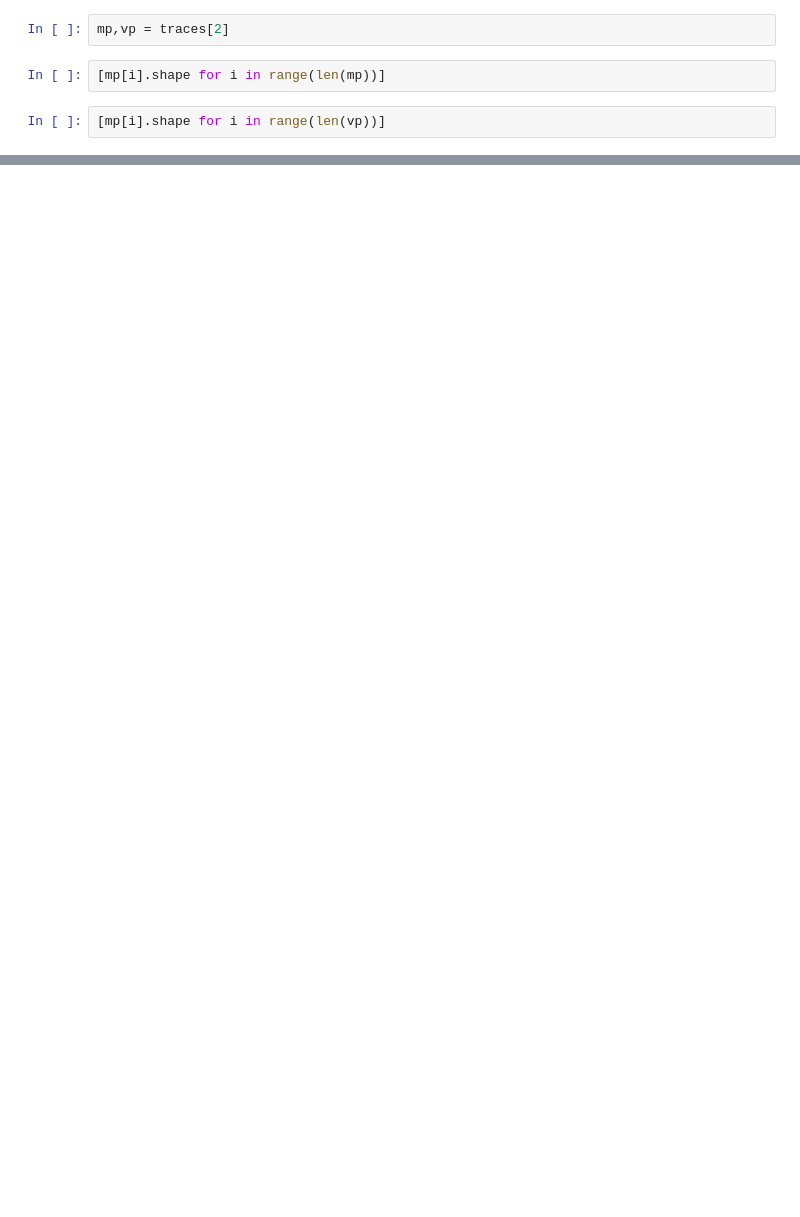
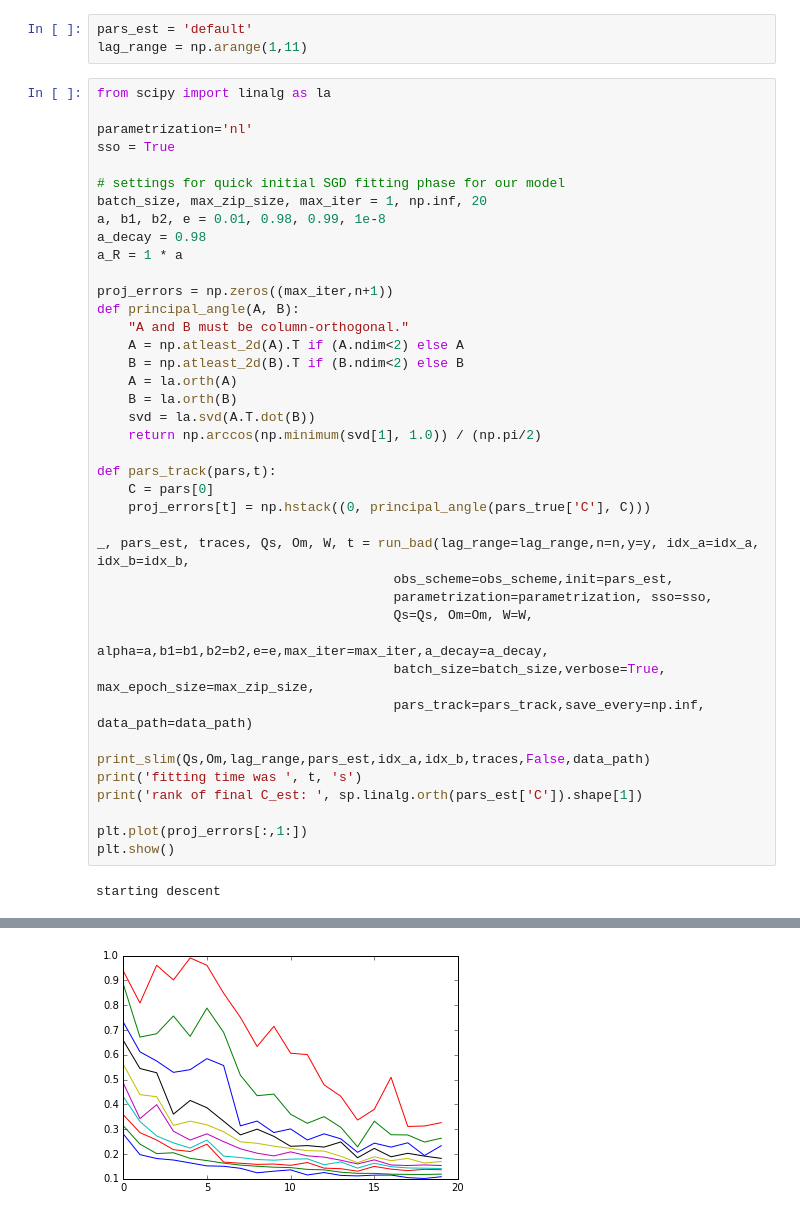
Before and after one commit to mackelab/le_stitch, a Jupyter notebook: python/dev/playground.ipynb, the cells around one changed output, grey strips where cells are left out. Saved outputs shown, nothing was run; the diff lists cells and outputs as text; blank space fills up the shorter version.

```diff
--- a/python/dev/playground.ipynb
+++ b/python/dev/playground.ipynb
@@ -96,6 +189,45 @@ principal_angle(pars_true['C'], C),  principal_angle(pars_true['C'], pars_est['C
-# %%
-mp,vp = traces[2]
-# %%
-[mp[i].shape for i in range(len(mp))]
-# %%
-[mp[i].shape for i in range(len(vp))]
+# %%
+pars_est = 'default'
+lag_range = np.arange(1,11)
+# %%
+from scipy import linalg as la
+
+parametrization='nl'
+sso = True
+
+# settings for quick initial SGD fitting phase for our model
+batch_size, max_zip_size, max_iter = 1, np.inf, 20
+a, b1, b2, e = 0.01, 0.98, 0.99, 1e-8
+a_decay = 0.98
+a_R = 1 * a
+
+proj_errors = np.zeros((max_iter,n+1))
+def principal_angle(A, B):
+    "A and B must be column-orthogonal."
+    A = np.atleast_2d(A).T if (A.ndim<2) else A
+    B = np.atleast_2d(B).T if (B.ndim<2) else B
+    A = la.orth(A)
+    B = la.orth(B)
+    svd = la.svd(A.T.dot(B))
+    return np.arccos(np.minimum(svd[1], 1.0)) / (np.pi/2)
+
+def pars_track(pars,t):
+    C = pars[0]
+    proj_errors[t] = np.hstack((0, principal_angle(pars_true['C'], C)))
+
+_, pars_est, traces, Qs, Om, W, t = run_bad(lag_range=lag_range,n=n,y=y, idx_a=idx_a, idx_b=idx_b,
+                                      obs_scheme=obs_scheme,init=pars_est,
+                                      parametrization=parametrization, sso=sso,
+                                      Qs=Qs, Om=Om, W=W,
+                                      alpha=a,b1=b1,b2=b2,e=e,max_iter=max_iter,a_decay=a_decay,
+                                      batch_size=batch_size,verbose=True, max_epoch_size=max_zip_size,
+                                      pars_track=pars_track,save_every=np.inf, data_path=data_path)
+
+print_slim(Qs,Om,lag_range,pars_est,idx_a,idx_b,traces,False,data_path)
+print('fitting time was ', t, 's')
+print('rank of final C_est: ', sp.linalg.orth(pars_est['C']).shape[1])
+
+plt.plot(proj_errors[:,1:])
+plt.show()
+# %% [output]
+starting descent
@@ -101,0 +251 @@ mp,vp = traces[2]
+[figure, added]
```
Also changed, not shown: parts of 10 cells of this notebook.
